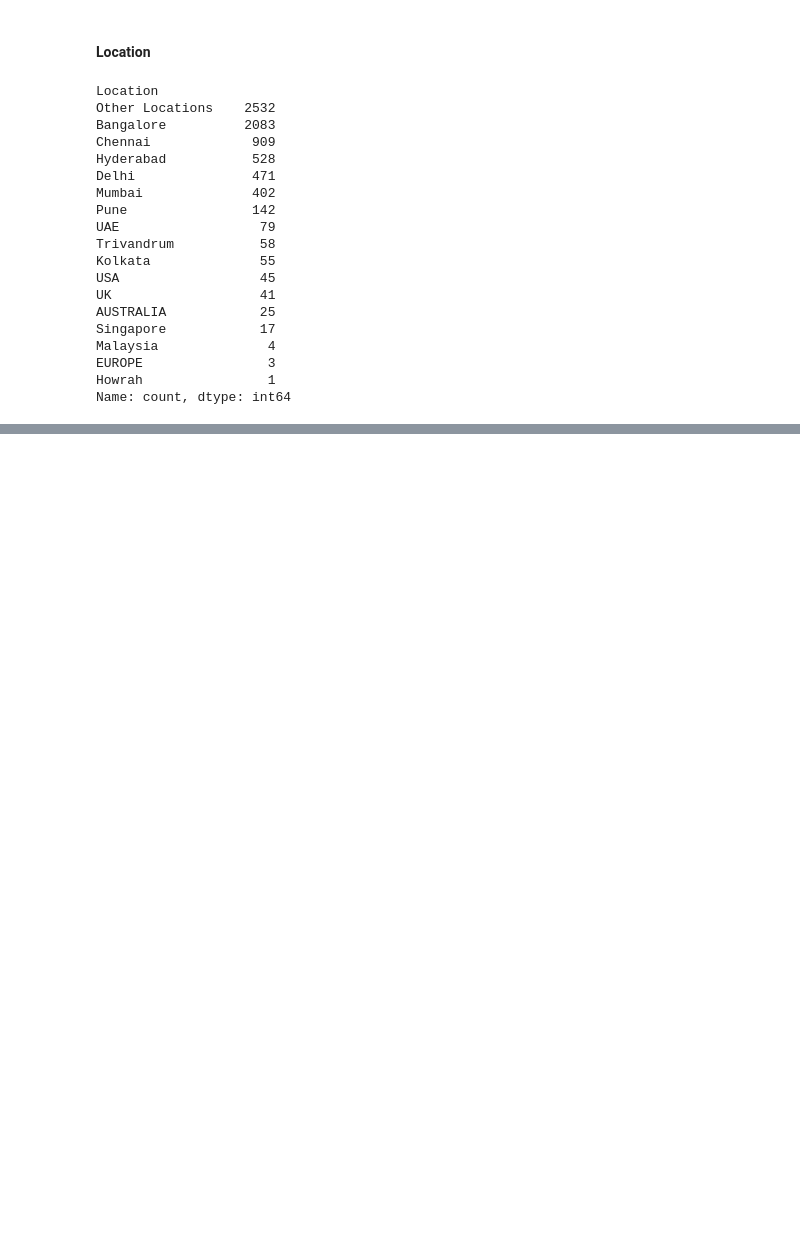
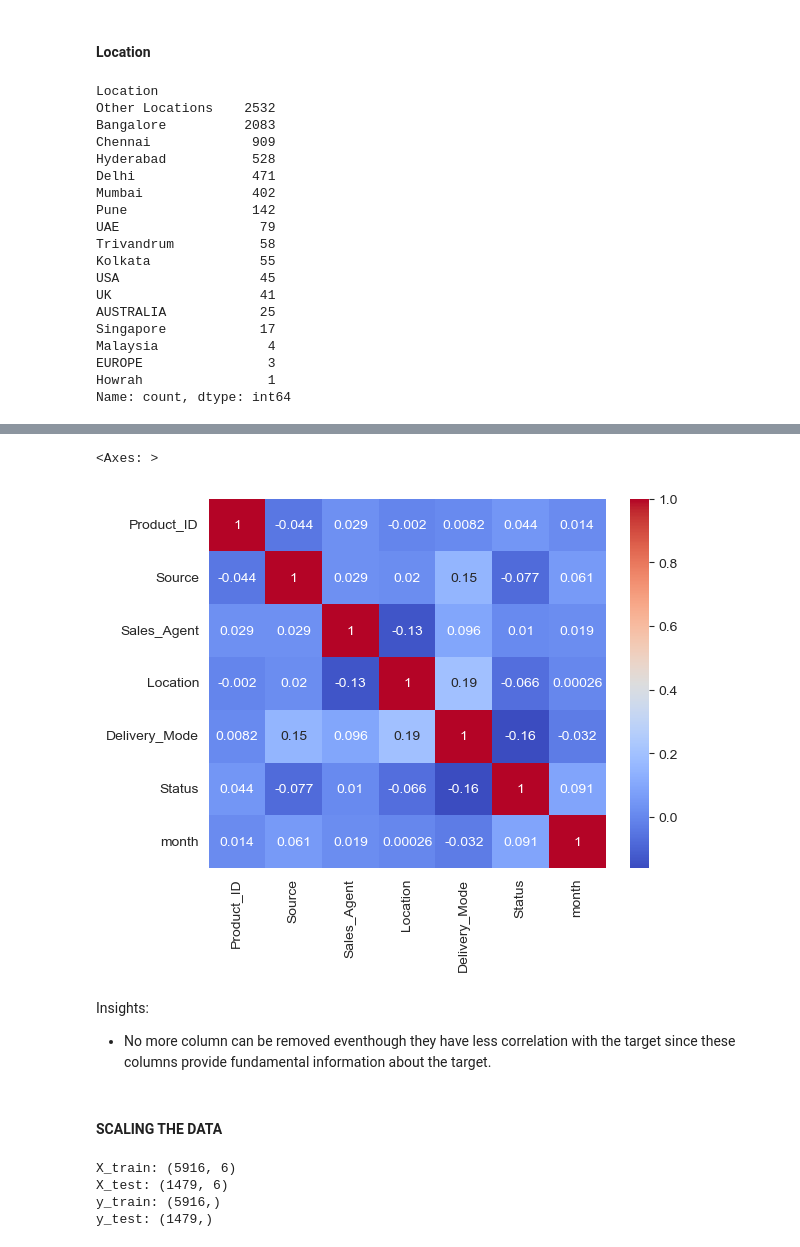
Before and after one commit to shanusaras/Lead_quality_categorization_for_enhanced_sales, a Jupyter notebook: sales effectiveness.ipynb, the cells around one changed output, grey strips where cells are left out. Cells and saved outputs as stored; diff of their text form; code cells hidden in the pictures; blank space fills up the shorter version.

Commit message:
data preprocessing is completed

```diff
--- a/sales effectiveness.ipynb
+++ b/sales effectiveness.ipynb
@@ -853,0 +834,5 @@ Name: count, dtype: int64
+# %%
+# Manual encoding
+data['Location'].replace({"Other Locations":13, "Bangalore":12, "Chennai":11, "Hyderabad":10, "Delhi":9,
+                          "Mumbai":8, "Pune":7, "UAE":6, "Trivandrum":5, "Kolkata":4,
+                          "USA":3, "UK":2, "AUSTRALIA":1, "Singapore":0},inplace=True)
@@ -853,0 +870,3 @@ Name: count, dtype: int64
+# %%
+# Manually encoding
+data['Delivery_Mode'].replace({"Mode-5":4, "Mode-1":3, "Mode-3":2, "Mode-4":1, "Mode-2":0},inplace=True)
@@ -853,0 +892,3 @@ Name: count, dtype: int64
+# %%
+# manual encoding
+data['Status'].replace({"Low Potential": 0, "High Potential": 1}, inplace= True)
@@ -853,0 +950,5 @@ Name: count, dtype: int64
+# %%
+# dropping the irrelevant columns:
+# 'year' column has only one value hence removed
+# day, hour, minutes do not have any significant relationship with the target variable
+data.drop(['created', 'year', 'day', 'hour', 'minutes'], axis=1, inplace=True)
@@ -853,0 +964,11 @@ Name: count, dtype: int64
+# %%
+# CORRELATION COEFFICIENT
+sns.heatmap(data.corr(), annot=True, cmap= 'coolwarm')
+# %% [output]
+<Axes: >
+[figure, added]
+# %% [markdown]
+Insights:
+- No more column can be removed eventhough they have less correlation with the target since these columns provide fundamental information about the target.
+# %% [markdown]
+#### **SCALING THE DATA**
@@ -853,0 +983,11 @@ Name: count, dtype: int64
+# %%
+# checking the shape
+print(f'X_train: {X_train.shape}')
+print(f'X_test: {X_test.shape}')
+print(f'y_train: {y_train.shape}')
+print(f'y_test: {y_test.shape}')
+# %% [output]
+X_train: (5916, 6)
+X_test: (1479, 6)
+y_train: (5916,)
+y_test: (1479,)
```
Also changed, not shown: parts of 30 cells of this notebook.
